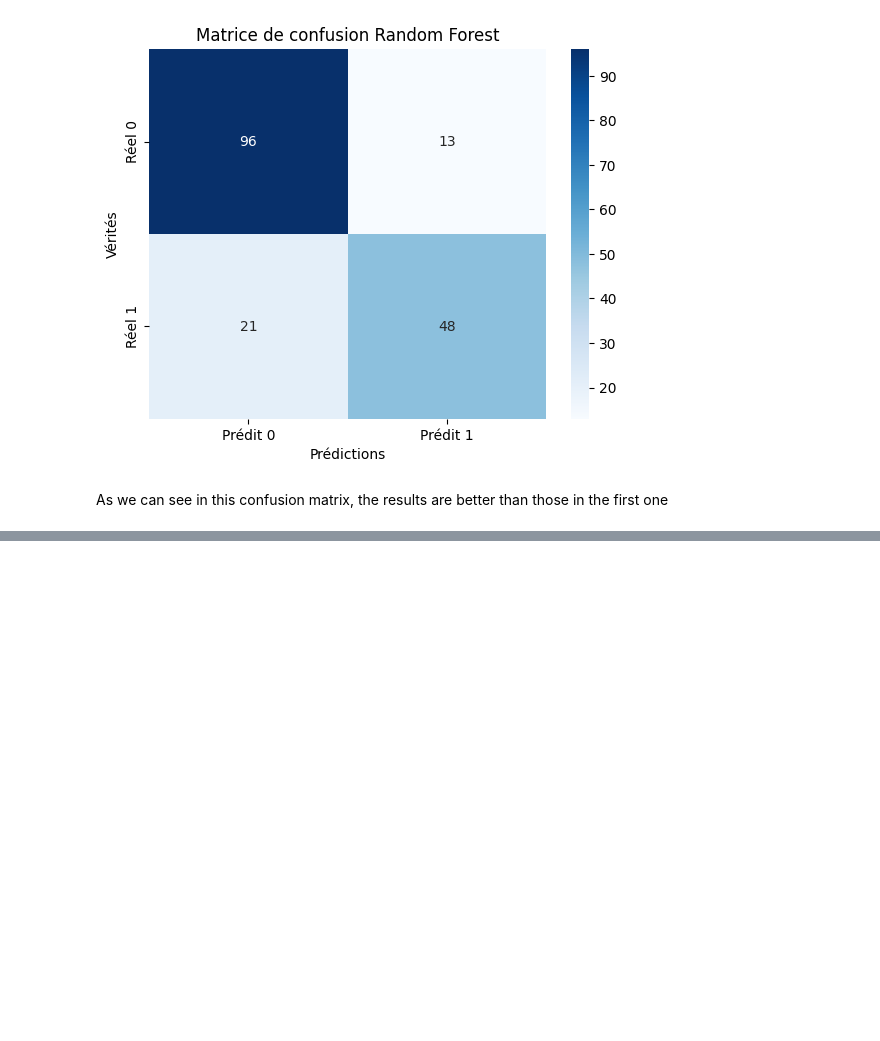
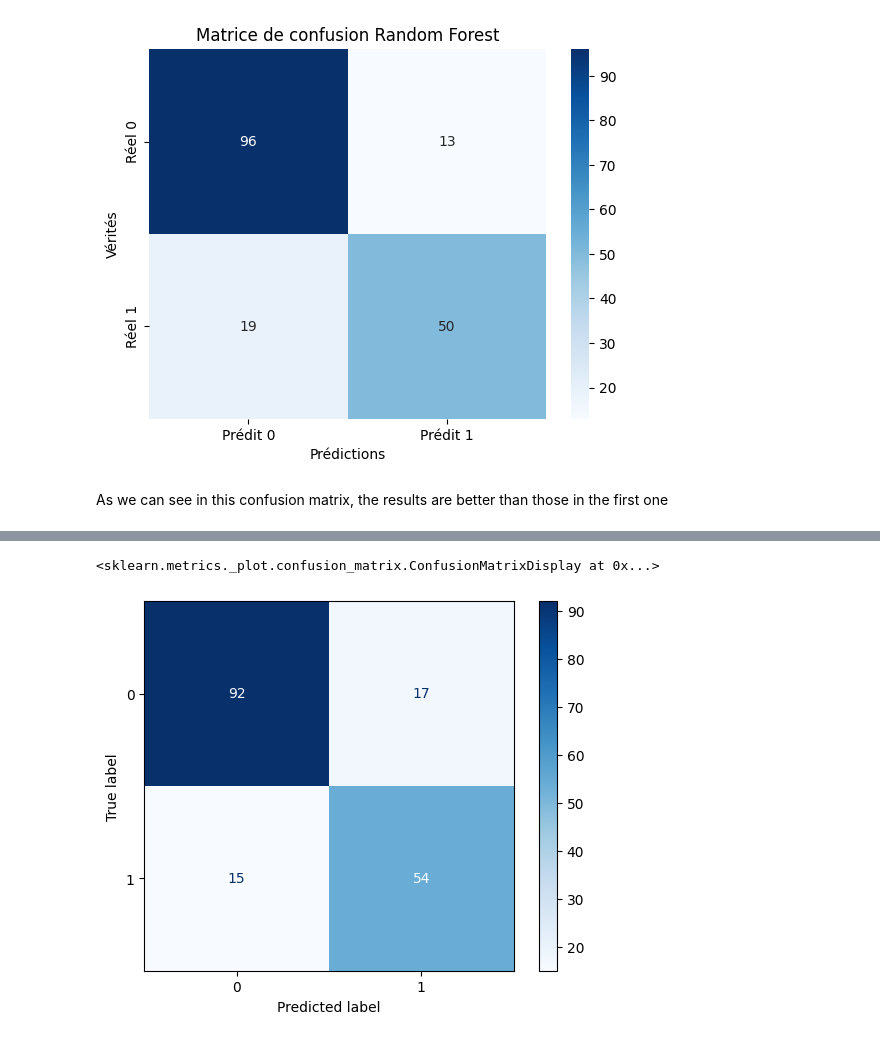
Before and after one commit to AKRAM857/convertisseur-python, a Jupyter notebook: notebook0bb2ccebf5.ipynb, the cells around one changed output, grey strips where cells are left out. Drawn from its saved outputs; the diff is of its cells as text; code cells hidden in the pictures; blank space fills up the shorter version.

```diff
--- a/notebook0bb2ccebf5.ipynb
+++ b/notebook0bb2ccebf5.ipynb
@@ -438,7 +438,18 @@ This heatmap shows that three variables have the greatest influence on survival:
 # %%
 df['FamilySize'] = df['SibSp'] + df['Parch'] + 1
 df['IsAlone'] = (df['FamilySize'] == 1).astype(int)
-X = df[['Sex','Age','FamilySize','IsAlone', 'Fare', 'Embarked_Q', 'Embarked_S', 'Pclass',]]
+df['age_bin']=pd.cut(df['Age'],bins=[0,9,19,29,39,49,59,69,79],labels=[1,2,3,4,5,6,7,8])
+df=df.dropna(subset=['age_bin'])
+df['age_num']=df['age_bin'].astype(int)
+from sklearn.preprocessing import MinMaxScaler
+
+# supposons que ton dataframe s'appelle df
+scaler = MinMaxScaler()
+
+# transformer la colonne max_heart_rate
+df['farenorm'] = scaler.fit_transform(df[['Fare']])
+
+X = df[['Sex','age_num','FamilySize','IsAlone', 'Fare', 'Embarked_Q', 'Embarked_S', 'Pclass',]]
 y = df['Survived']
 
 X_train, X_test, y_train, y_test = train_test_split(X, y, test_size=0.2, random_state=42)
@@ -464,7 +475,7 @@ plt.show()
 # %% [markdown]
 By using the confusion matrix, we can better evaluate our model
 # %%
-X = df[['Sex', 'Age', 'Fare', 'FamilySize', 'IsAlone', 'Embarked_Q', 'Embarked_S', 'Pclass']]
+X = df[['Sex', 'age_num', 'Fare', 'FamilySize', 'IsAlone', 'Embarked_Q', 'Embarked_S', 'Pclass']]
 y = df['Survived']
 
 # Séparation train/test
@@ -504,3 +515,21 @@ plt.show()
 [figure]
 # %% [markdown]
 As we can see in this confusion matrix, the results are better than those in the first one
+# %%
+import xgboost as xgb
+import lightgbm as lgb
+from sklearn.ensemble import GradientBoostingClassifier
+models = {
+    "Logistic Regression": LogisticRegression(max_iter=1000),
+    "Random Forest": RandomForestClassifier(random_state=42),
+    "XGBoost": xgb.XGBClassifier(n_estimators=300, max_depth=5, learning_rate=0.05, use_label_encoder=False, eval_metric='logloss', random_state=42),
+    "Gradient Boosting": GradientBoostingClassifier(n_estimators=300, learning_rate=0.05, max_depth=5, random_state=42),
+    "LightGBM": lgb.LGBMClassifier(n_estimators=300, learning_rate=0.05, max_depth=5, random_state=42)
+}
+
+# 4️⃣ Train and evaluate each model
+for name, model in models.items():
+    model.fit(X_train, y_train)
+    y_pred = model.predict(X_test)
+    acc = accuracy_score(y_test, y_pred)
+    print(f"{name} Accuracy: {acc*100:.2f}%")
@@ -506,0 +554,11 @@ As we can see in this confusion matrix, the results are better than those in the
+# %%
+from sklearn.metrics import confusion_matrix, ConfusionMatrixDisplay
+
+# prédictions
+y_pred = model.predict(X_test)
+
+# matrice de confusion + affichage direct
+ConfusionMatrixDisplay.from_predictions(y_test, y_pred, cmap="Blues")
+# %% [output]
+<sklearn.metrics._plot.confusion_matrix.ConfusionMatrixDisplay at 0x...>
+[figure, added]
```
Also changed, not shown: parts of 6 cells of this notebook.
